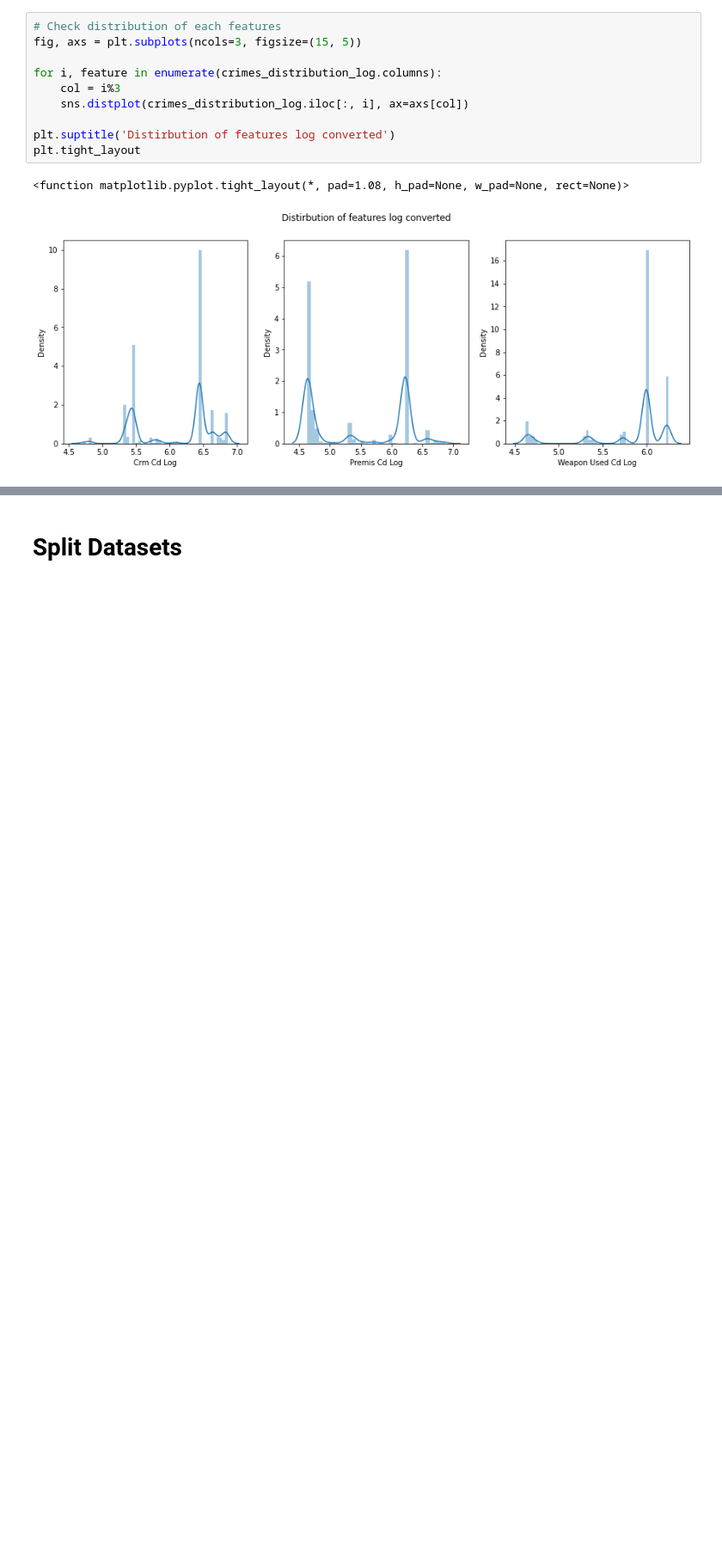
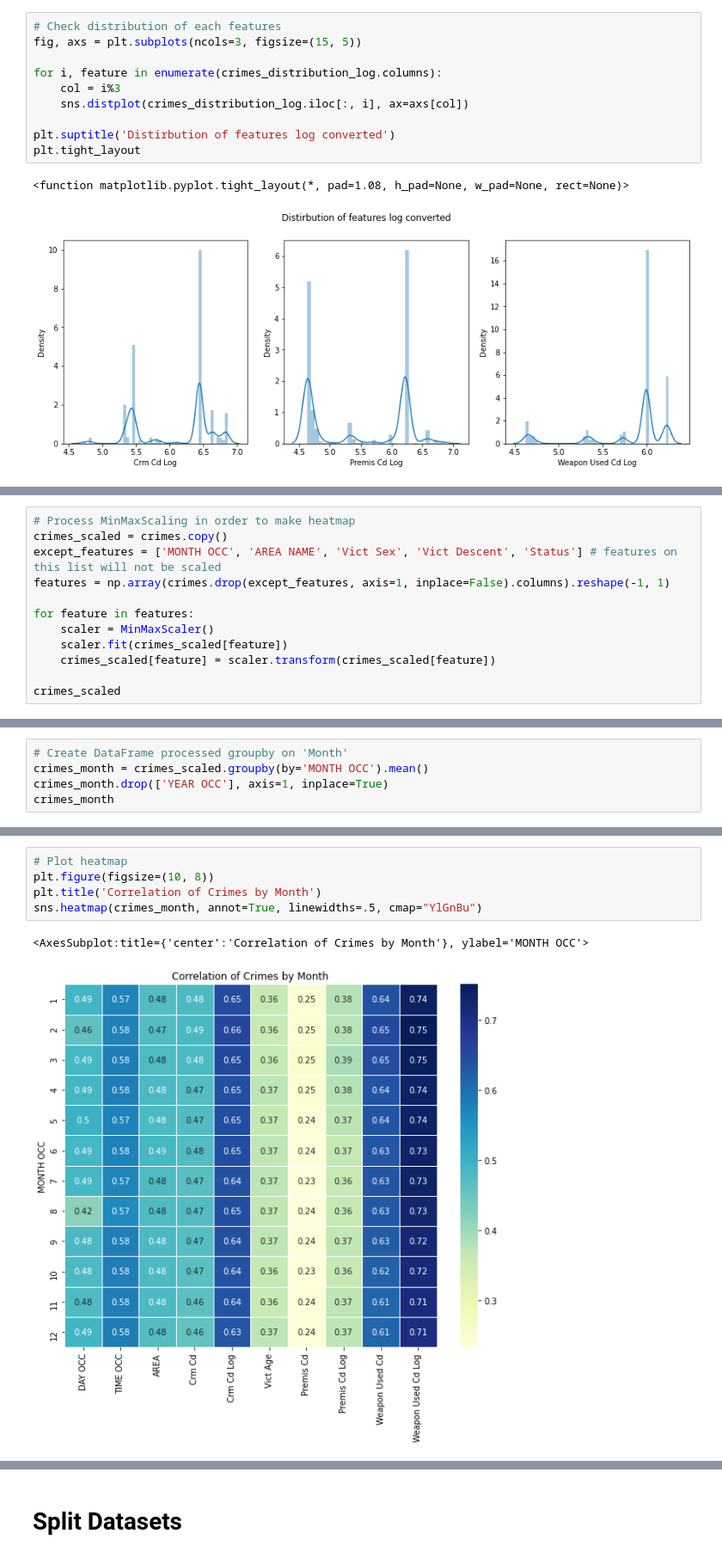
Before and after one commit to escortKwon/IndividualProjects_for_Portfolio, a Jupyter notebook: 09. Crimes in Los Angeles EDA/LosAngelesCrimeEDA.ipynb, the cells around one changed output, grey strips where cells are left out. Shown at 86% size. Saved outputs shown, nothing was run; the diff lists cells and outputs as text; blank space fills up the shorter version.

```diff
--- a/09. Crimes in Los Angeles EDA/LosAngelesCrimeEDA.ipynb
+++ b/09. Crimes in Los Angeles EDA/LosAngelesCrimeEDA.ipynb
@@ -305,0 +321,12 @@ plt.tight_layout
+# %%
+# Process MinMaxScaling in order to make heatmap
+crimes_scaled = crimes.copy()
+except_features = ['MONTH OCC', 'AREA NAME', 'Vict Sex', 'Vict Descent', 'Status'] # features on this list will not be scaled
+features = np.array(crimes.drop(except_features, axis=1, inplace=False).columns).reshape(-1, 1)
+
+for feature in features:
+    scaler = MinMaxScaler()
+    scaler.fit(crimes_scaled[feature])
+    crimes_scaled[feature] = scaler.transform(crimes_scaled[feature])
+
+crimes_scaled
@@ -305,0 +347,5 @@ plt.tight_layout
+# %%
+# Create DataFrame processed groupby on 'Month'
+crimes_month = crimes_scaled.groupby(by='MONTH OCC').mean()
+crimes_month.drop(['YEAR OCC'], axis=1, inplace=True)
+crimes_month
@@ -305,0 +367,8 @@ plt.tight_layout
+# %%
+# Plot heatmap
+plt.figure(figsize=(10, 8))
+plt.title('Correlation of Crimes by Month')
+sns.heatmap(crimes_month, annot=True, linewidths=.5, cmap="YlGnBu")
+# %% [output]
+<AxesSubplot:title={'center':'Correlation of Crimes by Month'}, ylabel='MONTH OCC'>
+[figure, added]
```
Also changed, not shown: parts of 14 cells of this notebook.
